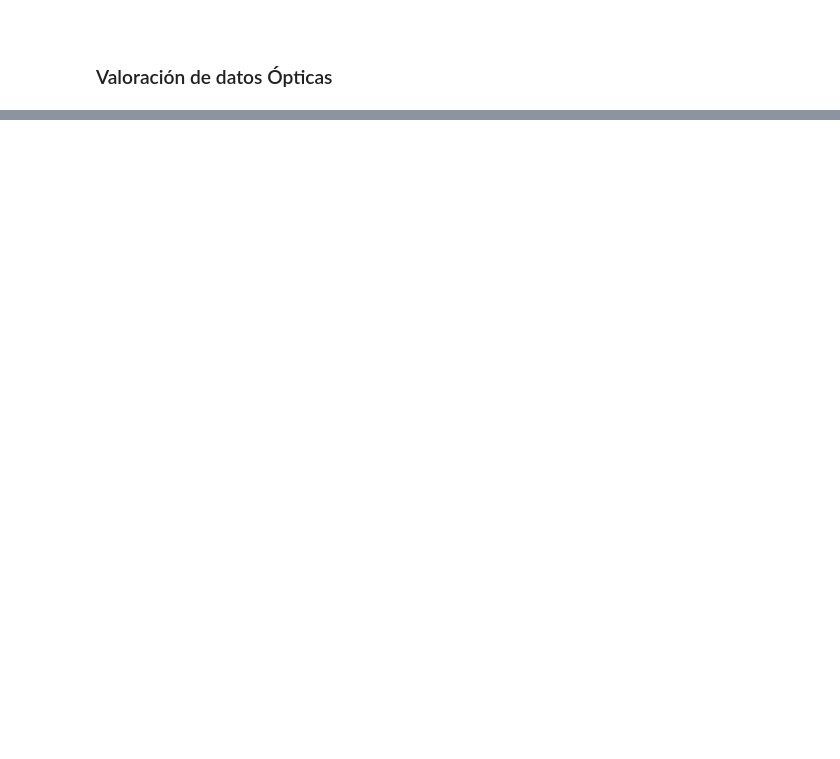
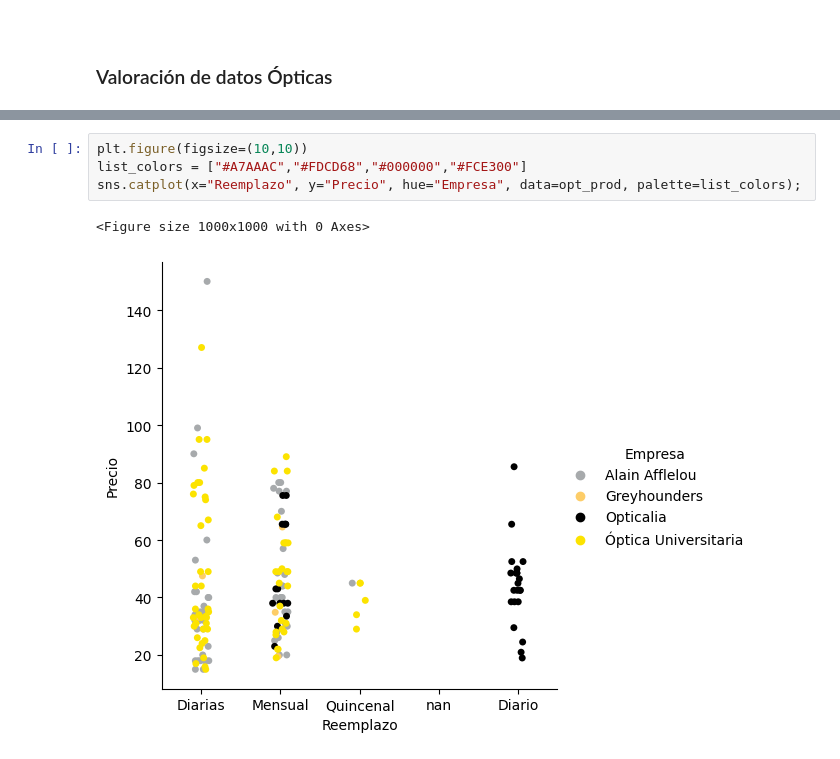
Before and after one commit to Kuja182/Data-Science-PortFolio, a Jupyter notebook: analisis_miopia_EEUU.ipynb, the cells around one changed output, grey strips where cells are left out. Drawn from its saved outputs; the diff is of its cells as text; blank space fills up the shorter version.

```diff
--- a/analisis_miopia_EEUU.ipynb
+++ b/analisis_miopia_EEUU.ipynb
@@ -295,0 +321,7 @@ FileNotFoundError: [Errno 2] No such file or directory: './Data/todo_conc_optica
+# %%
+plt.figure(figsize=(10,10))
+list_colors = ["#A7AAAC","#FDCD68","#000000","#FCE300"]
+sns.catplot(x="Reemplazo", y="Precio", hue="Empresa", data=opt_prod, palette=list_colors);
+# %% [output]
+<Figure size 1000x1000 with 0 Axes>
+[figure, added]
```
Also changed, not shown: parts of 13 cells of this notebook, 5 other files.
